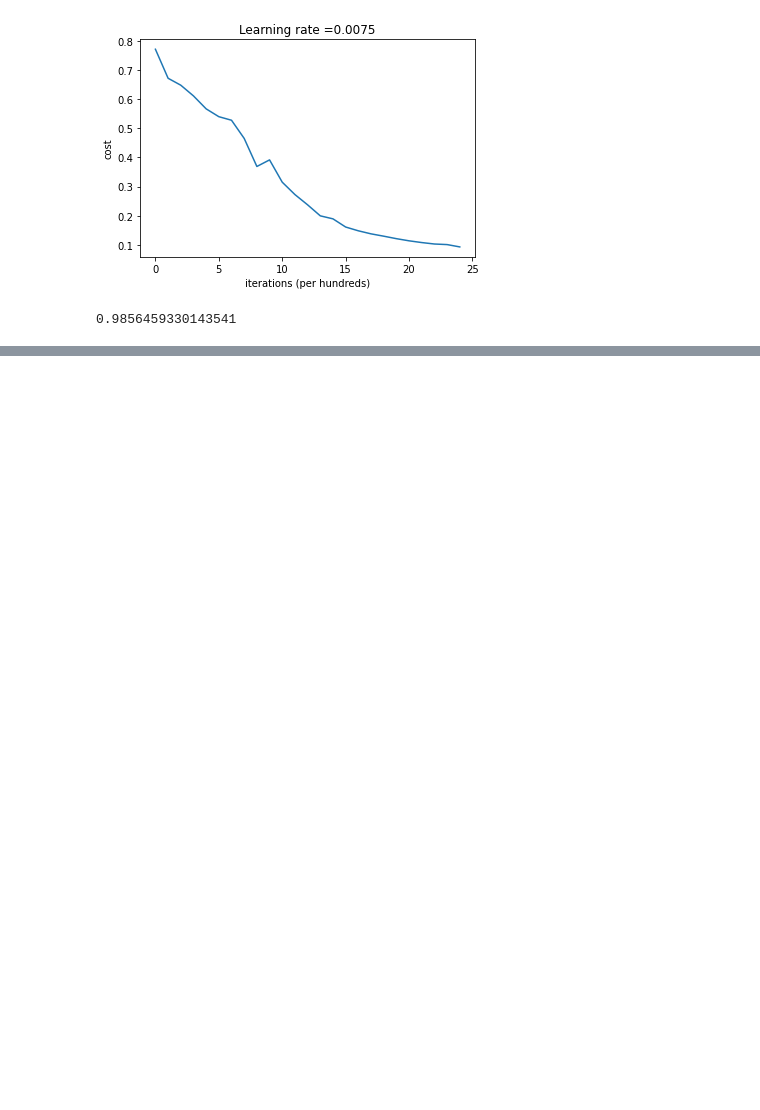
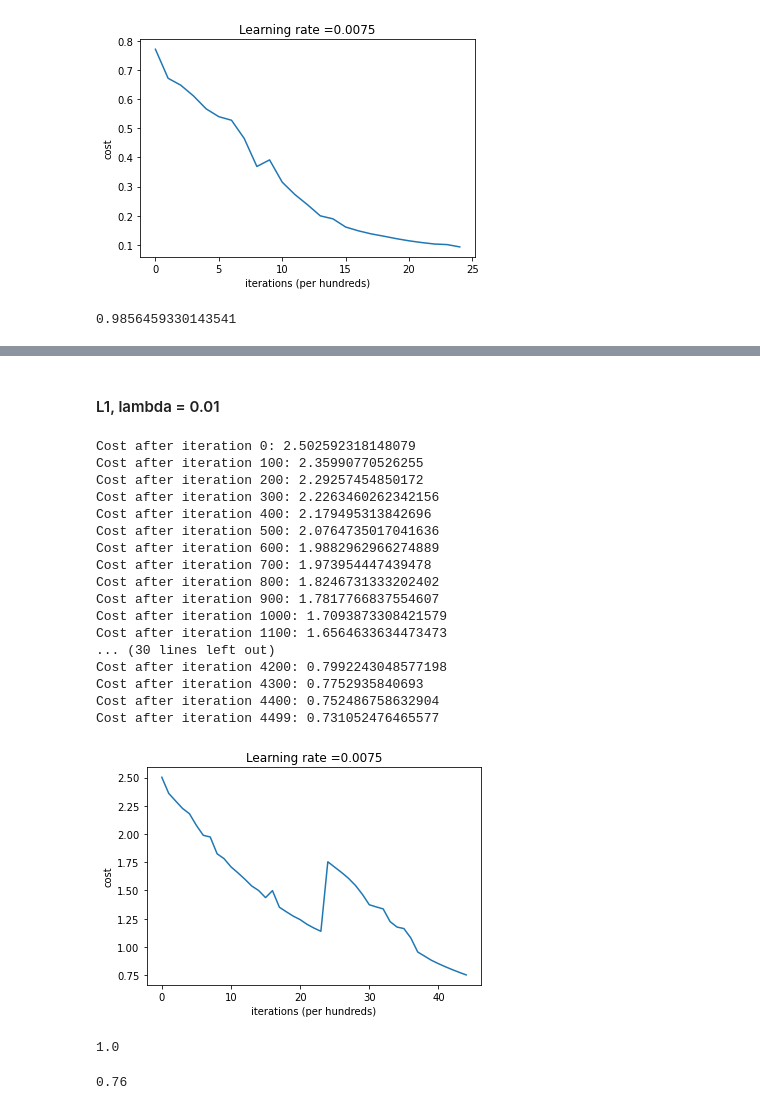
Before and after one commit to vagizD/algorithms, a Jupyter notebook: neural-network.ipynb, the cells around one changed output, grey strips where cells are left out. Cells and saved outputs as stored; diff of their text form; code cells hidden in the pictures; blank space fills up the shorter version.

```diff
--- a/neural-network.ipynb
+++ b/neural-network.ipynb
@@ -355,0 +523,35 @@ print(np.sum(preds == test_y) / test_x.shape[1])
+# %% [markdown]
+#### L1, lambda = 0.01
+# %%
+model = nn_model(layer_sizes=[12288, 20, 7, 5, 1], learning_rate=0.0075, n_epochs=4500, lambd=0.1, regularization='l1')
+model.fit(train_x, train_y)
+plot_costs(model.costs, model.learning_rate_)
+# %% [output]
+Cost after iteration 0: 2.502592318148079
+Cost after iteration 100: 2.35990770526255
+Cost after iteration 200: 2.29257454850172
+Cost after iteration 300: 2.2263460262342156
+Cost after iteration 400: 2.179495313842696
+Cost after iteration 500: 2.0764735017041636
+Cost after iteration 600: 1.9882962966274889
+Cost after iteration 700: 1.973954447439478
+Cost after iteration 800: 1.8246731333202402
+Cost after iteration 900: 1.7817766837554607
+Cost after iteration 1000: 1.7093873308421579
+Cost after iteration 1100: 1.6564633634473473
+... (30 lines left out)
+Cost after iteration 4200: 0.7992243048577198
+Cost after iteration 4300: 0.7752935840693
+Cost after iteration 4400: 0.752486758632904
+Cost after iteration 4499: 0.731052476465577
+[figure, added]
+# %%
+preds = model.predict(train_x)
+print(np.sum(preds == train_y) / train_x.shape[1])
+# %% [output]
+1.0
+# %%
+preds = model.predict(test_x)
+print(np.sum(preds == test_y) / test_x.shape[1])
+# %% [output]
+0.76
```
Also changed, not shown: parts of 29 cells of this notebook, 4 other files.
